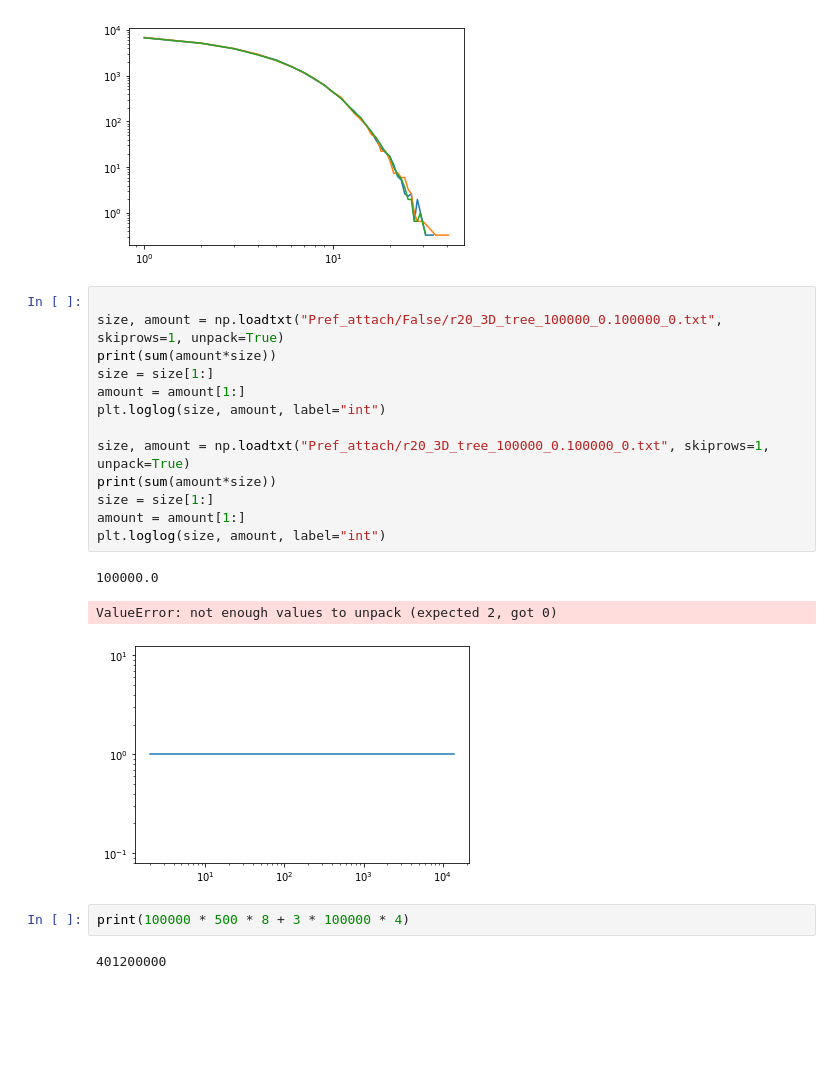
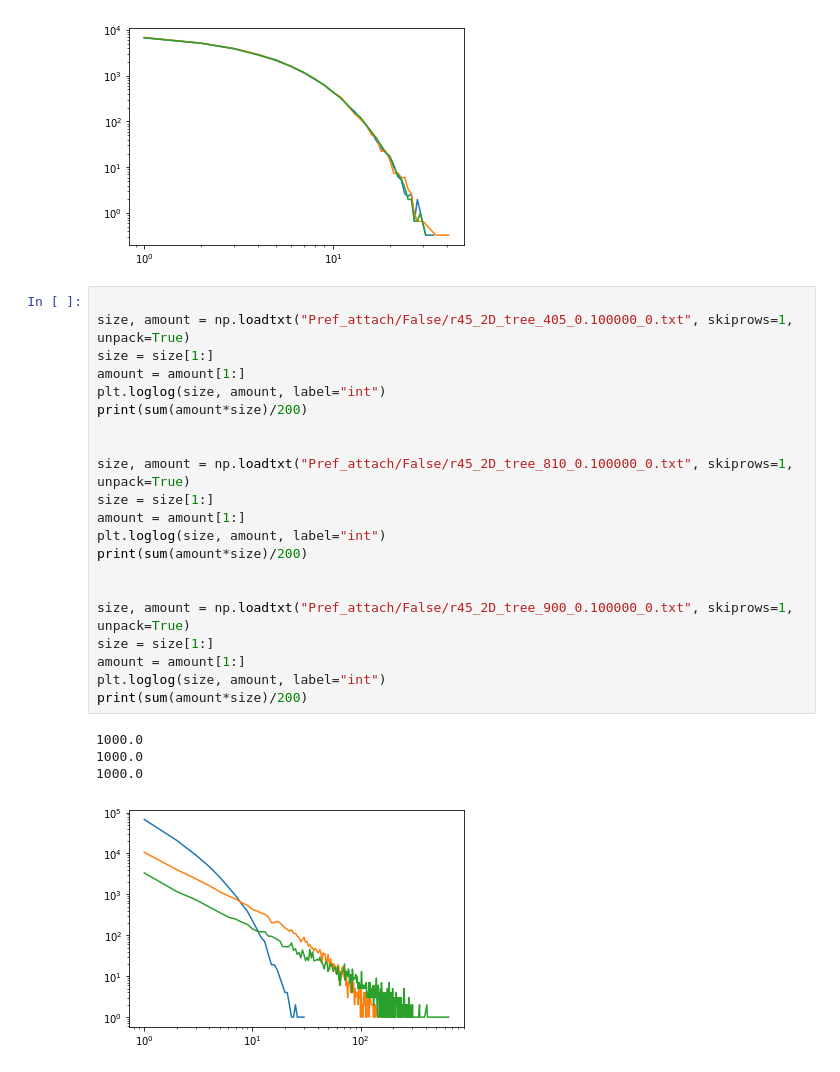
Before and after one commit to Sennevw/Masters-thesis, a Jupyter notebook: dataverwerking.ipynb, the cells around one changed output. Saved outputs shown, nothing was run; the diff lists cells and outputs as text; blank space fills up the shorter version.

```diff
--- a/dataverwerking.ipynb
+++ b/dataverwerking.ipynb
@@ -497,22 +327,27 @@ plt.loglog(size, amount, label="int")
 [figure]
 # %%
 
-size, amount = np.loadtxt("Pref_attach/False/r20_3D_tree_100000_0.100000_0.txt", skiprows=1, unpack=True)
-print(sum(amount*size))
+size, amount = np.loadtxt("Pref_attach/False/r45_2D_tree_405_0.100000_0.txt", skiprows=1, unpack=True)
 size = size[1:]
 amount = amount[1:]
 plt.loglog(size, amount, label="int")
+print(sum(amount*size)/200)
 
-size, amount = np.loadtxt("Pref_attach/r20_3D_tree_100000_0.100000_0.txt", skiprows=1, unpack=True)
-print(sum(amount*size))
+
+size, amount = np.loadtxt("Pref_attach/False/r45_2D_tree_810_0.100000_0.txt", skiprows=1, unpack=True)
 size = size[1:]
 amount = amount[1:]
 plt.loglog(size, amount, label="int")
+print(sum(amount*size)/200)
+
+
+size, amount = np.loadtxt("Pref_attach/False/r45_2D_tree_900_0.100000_0.txt", skiprows=1, unpack=True)
+size = size[1:]
+amount = amount[1:]
+plt.loglog(size, amount, label="int")
+print(sum(amount*size)/200)
 # %% [output]
-100000.0
+1000.0
+1000.0
+1000.0
-ValueError: not enough values to unpack (expected 2, got 0)
-[figure, old version]
+[figure, new version]
-# %%
-print(100000 * 500 * 8 + 3 * 100000 * 4)
-# %% [output]
-401200000
```
Also changed, not shown: parts of 10 cells of this notebook, 2 other files.
